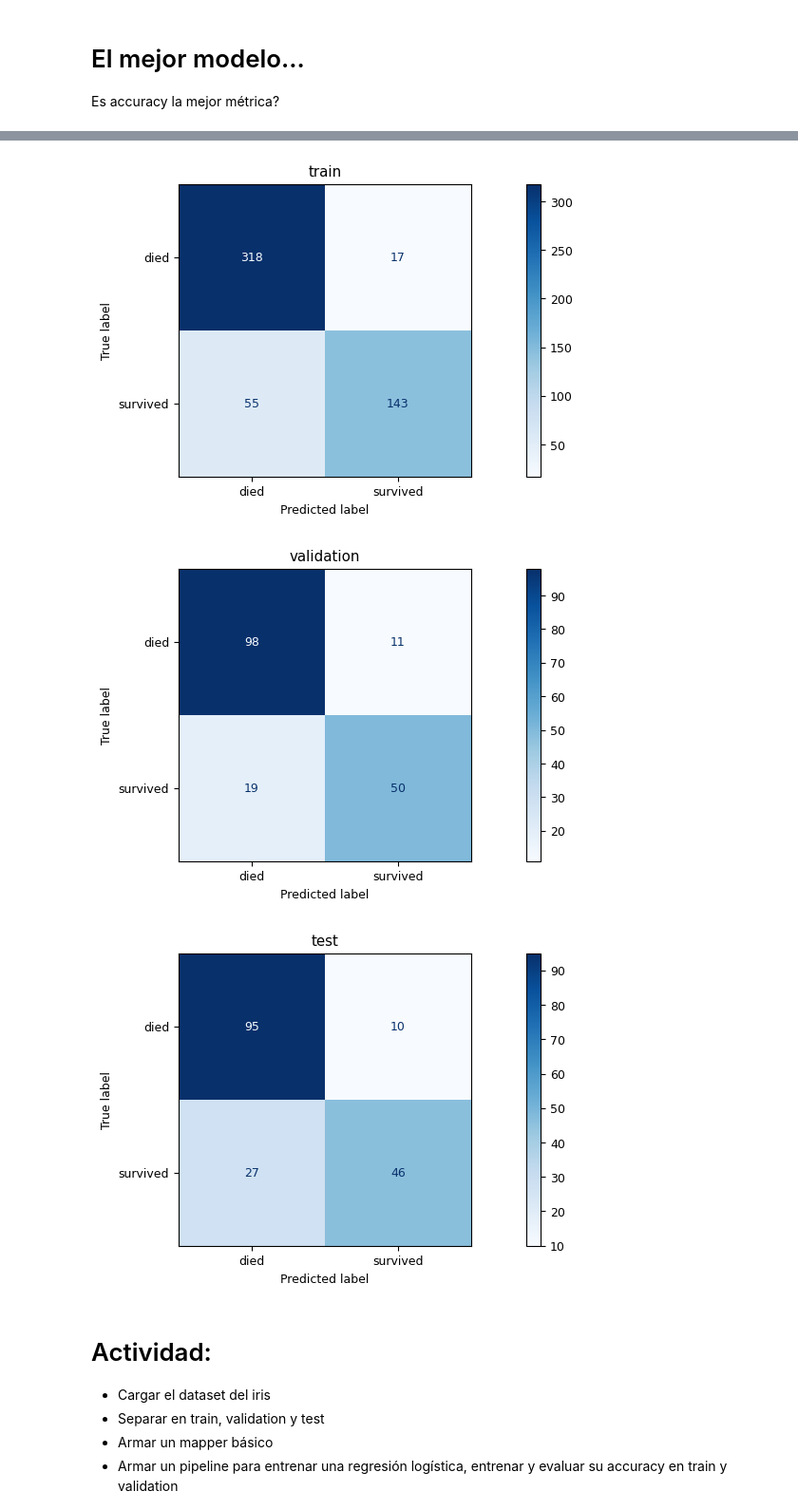
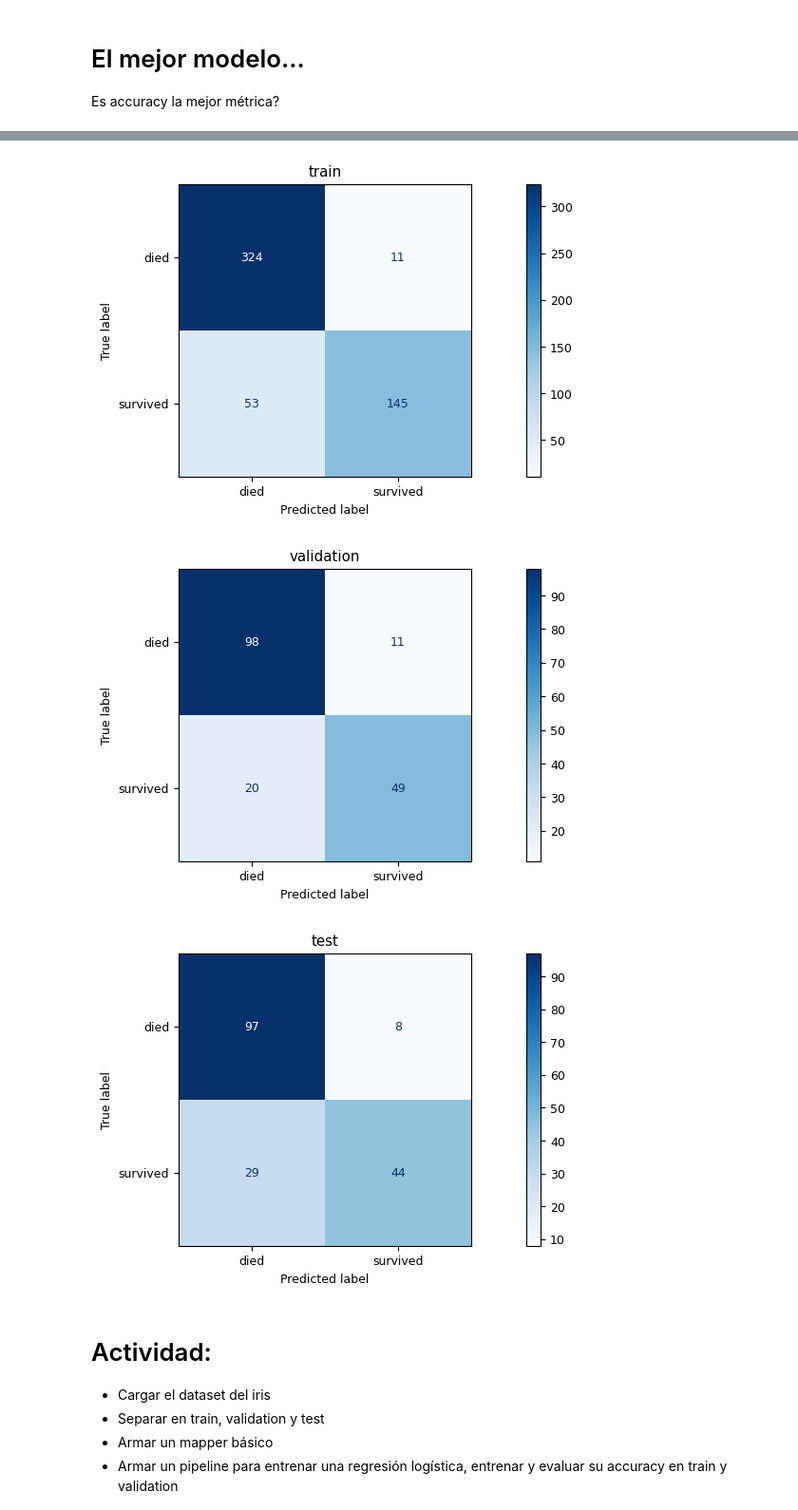
Before and after one commit to ucseml-team/machine-learning-course, a Jupyter notebook: intro_sklearn.ipynb, the cells around one changed output, grey strips where cells are left out. Shown: that part at 95% size. Cells and saved outputs as stored; diff of their text form; code cells hidden in the pictures.

```diff
--- a/intro_sklearn.ipynb
+++ b/intro_sklearn.ipynb
@@ -929,5 +891,5 @@ evaluate_model(gs_pipe, title='Random Forest from Grid Search')
 # %%
-chosen_model = lr_model_pf
+chosen_model = gs_pipe
 evaluate_model(chosen_model, title='Chosen model', set_names=('train', 'validation', 'test'), show_cm=True)
 # %% [output]
 'Chosen model'
@@ -938,6 +900,6 @@ evaluate_model(chosen_model, title='Chosen model', set_names=('train', 'validati
-[figure, old version]
+[figure, new version]
 [figure]
-[figure, old version]
+[figure, new version]
 # %% [markdown]
 # Actividad:
 - Cargar el dataset del iris
```
Also changed, not shown: parts of 12 cells of this notebook.
